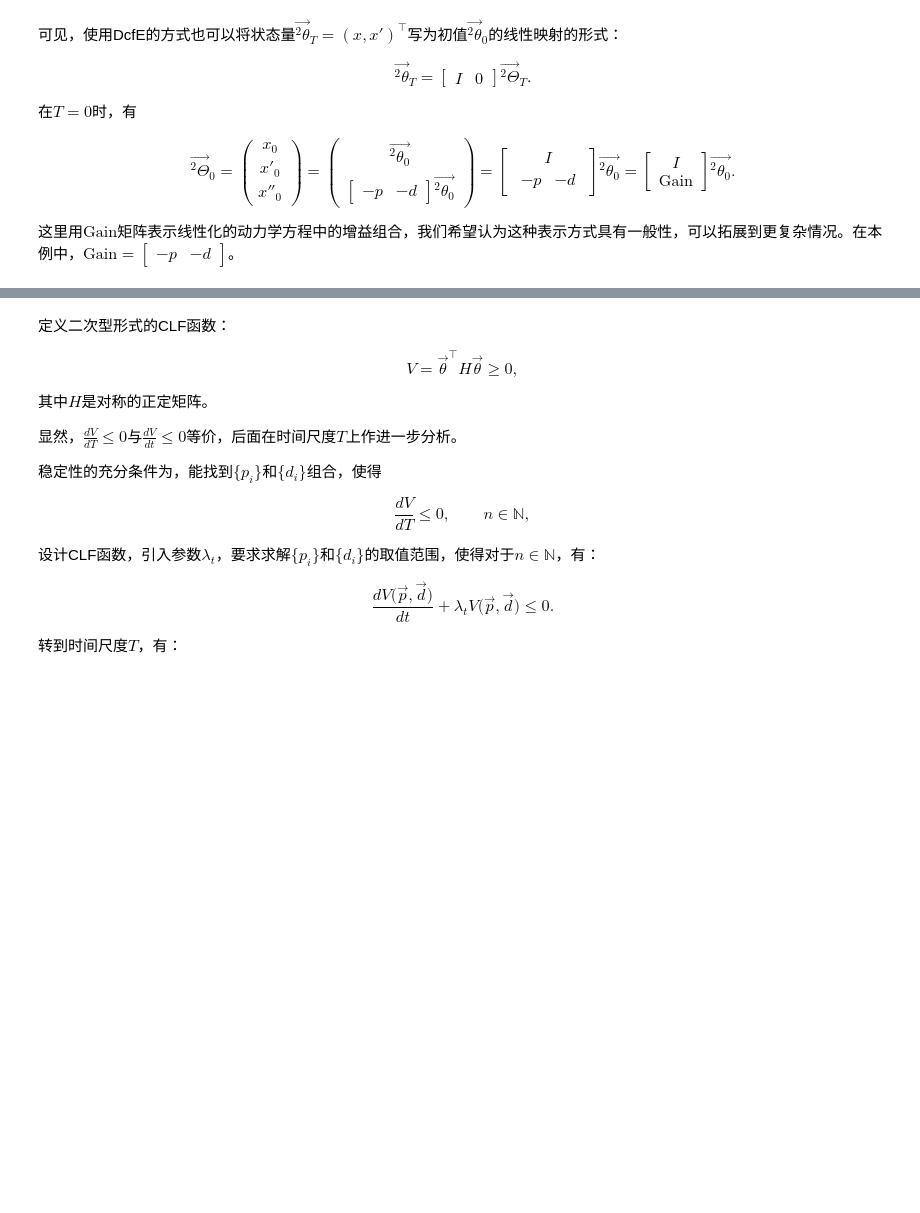
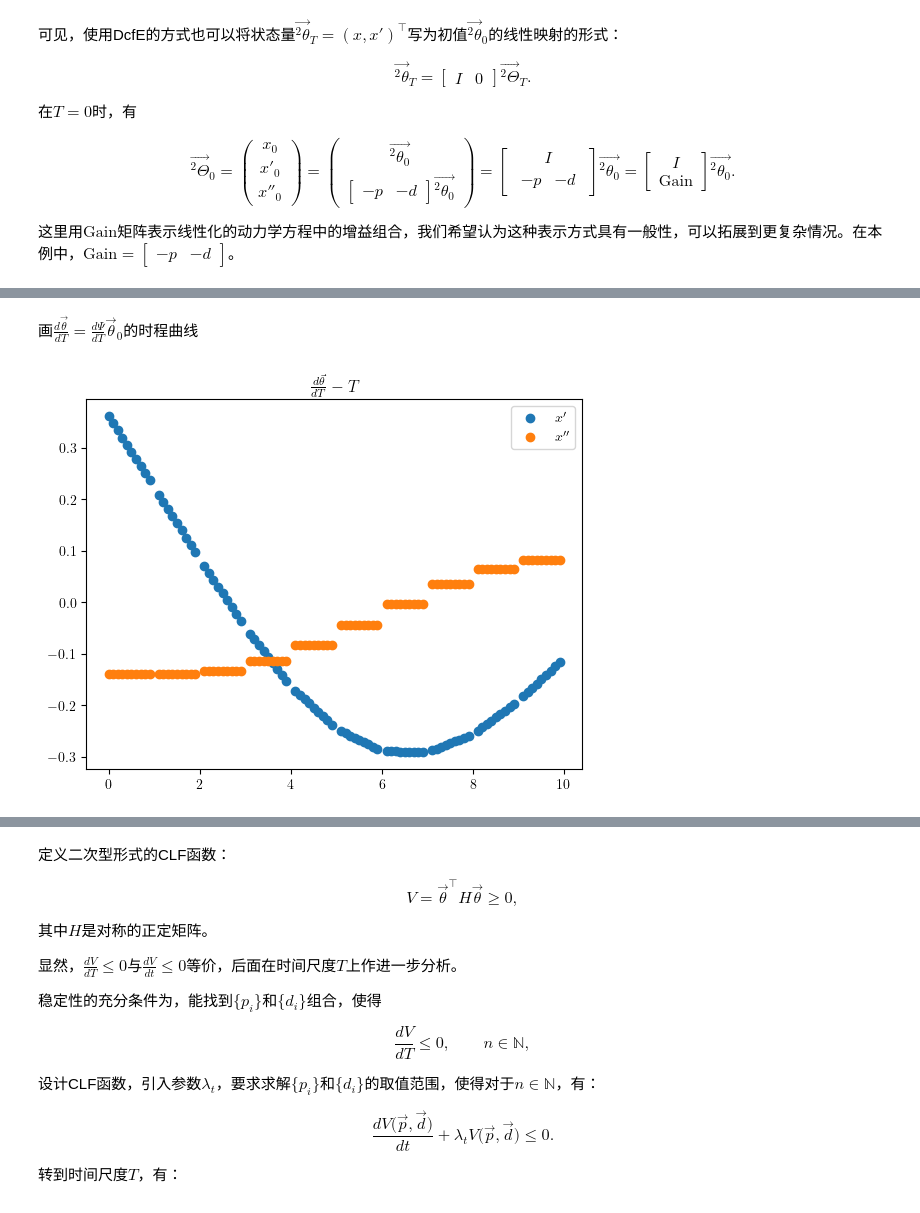
Before and after one commit to CTCingithub/CLF_DigitalControlHybridSystem, a Jupyter notebook: OneDelay.ipynb, the cells around one changed output, grey strips where cells are left out. Cells and saved outputs as stored; diff of their text form; code cells hidden in the pictures; blank space fills up the shorter version.

Commit message:
Integer Moments Modified(fSSE)

```diff
--- a/OneDelay.ipynb
+++ b/OneDelay.ipynb
@@ -699,0 +1151,33 @@ $$
+# %% [markdown]
+画$\frac{d \vec{\theta}}{d T} = \frac{d \Psi}{d T} \vec{\theta}_{0}$的时程曲线
+# %%
+# 初始化，把0时刻也画了
+theta_derivative_NoInteger_fSSE = np.array(
+    [[theta_total[0, 1], -p * theta_total[0, 0] - d * theta_total[0, 1]]]
+).reshape((1, -1))
+
+time_plot_discrete = [0]
+
+for i in np.arange(dt, TotalTime + dt, dt):
+    # 不画整数点情况
+    if i % 1 > 1e-8:
+        temp = PsiProperty(i, p, d, np.identity(2))
+        theta_derivative_NoInteger_fSSE = np.concatenate(
+            (
+                theta_derivative_NoInteger_fSSE,
+                (
+                    temp.Psi_Derivative_Value_fSSE() @ theta_fSSE[0, :].reshape((-1, 1))
+                ).T,
+            ),
+            axis=0,
+        )
+        time_plot_discrete = time_plot_discrete + [i]
+time_plot_discrete = np.array(time_plot_discrete)
+
+plt.scatter(time_plot_discrete, theta_derivative_NoInteger_fSSE[:, 0])
+plt.scatter(time_plot_discrete, theta_derivative_NoInteger_fSSE[:, 1])
+plt.legend(("$x'$", "$x''$"))
+plt.title(r"$\frac{d\vec{\theta}}{dT} - T$")
+plt.show()
+# %% [output]
+[figure, added]
```
Also changed, not shown: parts of 33 cells of this notebook, 1 other file.
